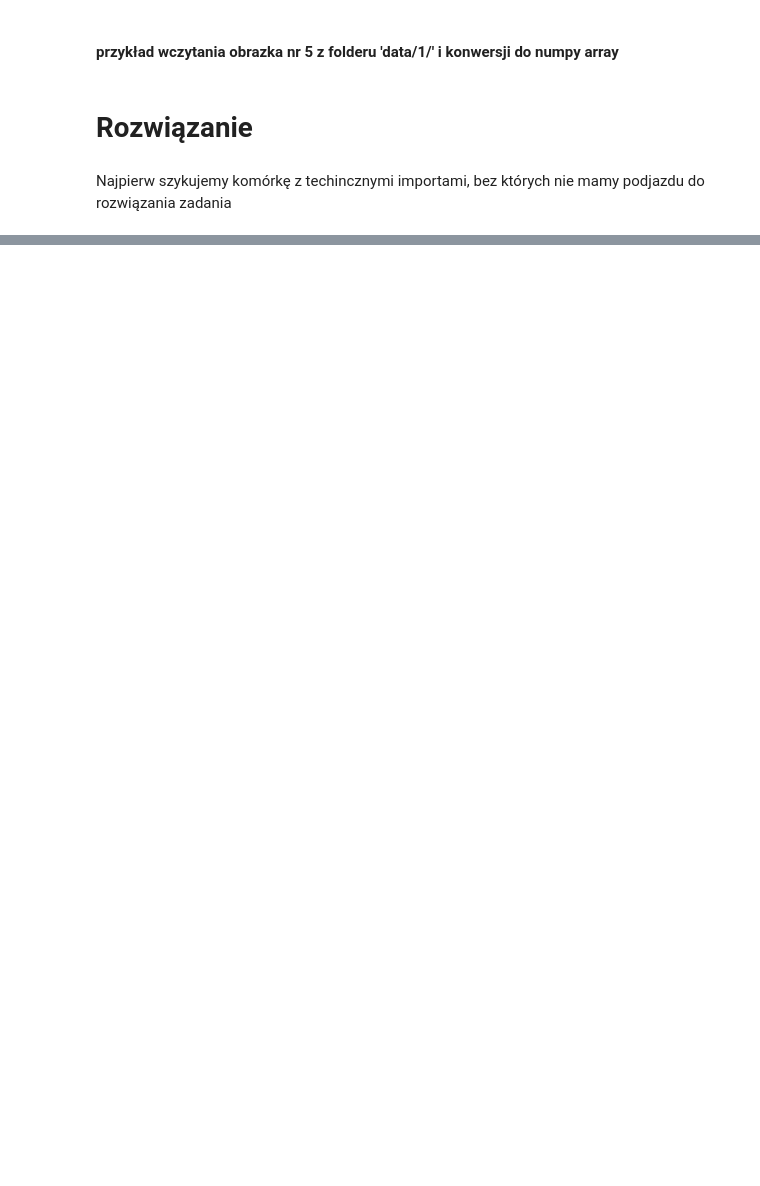
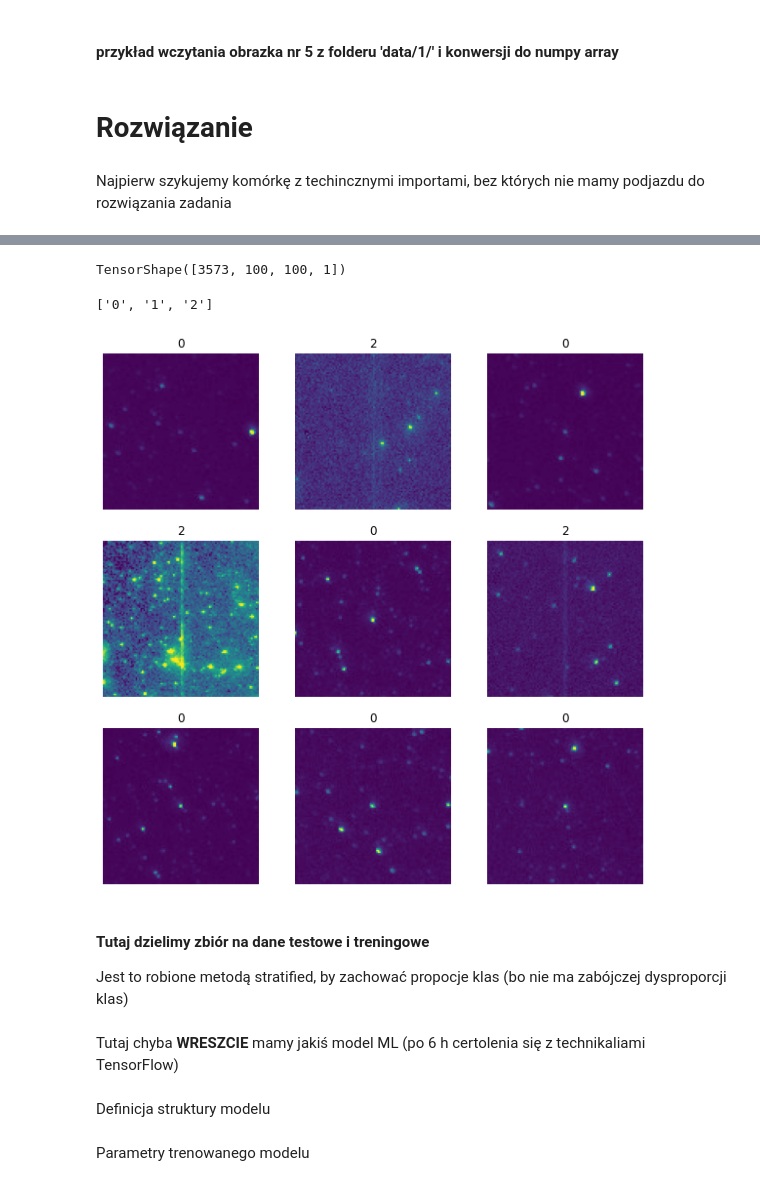
Before and after one commit to K4cp3rski/ML_FUW, a Jupyter notebook: Cybiński_Praca_domowa_3.ipynb, the cells around one changed output, grey strips where cells are left out. Cells and saved outputs as stored; diff of their text form; code cells hidden in the pictures; blank space fills up the shorter version.

Commit message:
HW3 80% finished
TODO:
- Nice descriptions and visualisations
- RandomImageGenerator

```diff
--- a/Cybiński_Praca_domowa_3.ipynb
+++ b/Cybiński_Praca_domowa_3.ipynb
@@ -129,0 +116,10 @@ rng = np.random.RandomState(seed)
+# %%
+import pathlib
+
+dataset_url = "https://github.com/Rav2/uczenie-maszynowe-2021-22/raw/main/praca_domowa/data.zip"
+data_dir = tf.keras.utils.get_file(origin=dataset_url,
+                                   fname="data.zip",
+                                   extract=True)
+data_dir = pathlib.Path(data_dir)
+os.system(f"rm {data_dir}")
+data_dir = data_dir.parent.joinpath("data")
@@ -129,0 +130,5 @@ rng = np.random.RandomState(seed)
+# %%
+#  Deklarujemy niezbędne parametry
+batch_size = 3573
+img_height = 100
+img_width = 100
@@ -129,0 +146,7 @@ rng = np.random.RandomState(seed)
+# %%
+ds = tf.keras.utils.image_dataset_from_directory(
+    data_dir,
+    color_mode = 'grayscale',
+    image_size=(img_height, img_width),
+    label_mode = 'categorical',
+    batch_size=batch_size)
@@ -129,0 +162,4 @@ rng = np.random.RandomState(seed)
+# %%
+for images, labels in ds.take(1):  # only take first element of dataset
+    extracted_images = images
+    extracted_labels = labels
@@ -129,0 +168,18 @@ rng = np.random.RandomState(seed)
+# %%
+extracted_images.shape
+# %% [output]
+TensorShape([3573, 100, 100, 1])
+# %%
+ds.class_names
+# %% [output]
+['0', '1', '2']
+# %%
+plt.figure(figsize=(9, 3))
+
+for i in range(3):
+    ax = plt.subplot(3, 1, i + 1)
+    plt.imshow(images[i].numpy().astype("uint8"))
+    plt.title(ds.class_names[int(np.argmax(labels[i]))])
+    plt.axis("off")
+# %% [output]
+[figure, added]
@@ -129,0 +210,4 @@ rng = np.random.RandomState(seed)
+# %% [markdown]
+#### Tutaj dzielimy zbiór na dane testowe i treningowe
+
+Jest to robione metodą stratified, by zachować propocje klas (bo nie ma zabójczej dysproporcji klas)
@@ -129,0 +216,2 @@ rng = np.random.RandomState(seed)
+# %% [markdown]
+Tutaj chyba **WRESZCIE** mamy jakiś model ML (po 6 h certolenia się z technikaliami TensorFlow)
@@ -129,0 +249,2 @@ rng = np.random.RandomState(seed)
+# %% [markdown]
+Definicja struktury modelu
@@ -129,0 +267,2 @@ rng = np.random.RandomState(seed)
+# %% [markdown]
+Parametry trenowanego modelu
```
Also changed, not shown: parts of 25 cells of this notebook, 4 other files.
